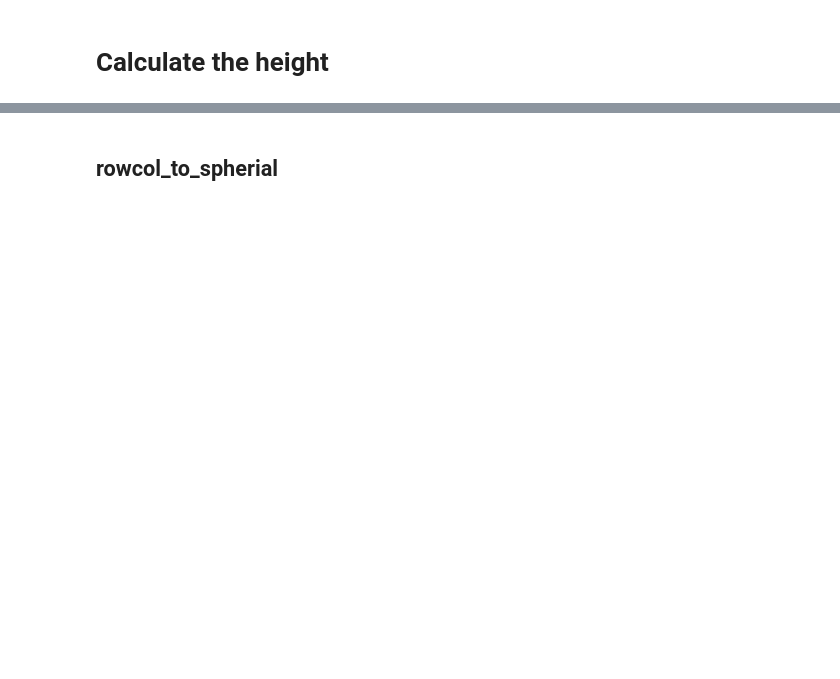
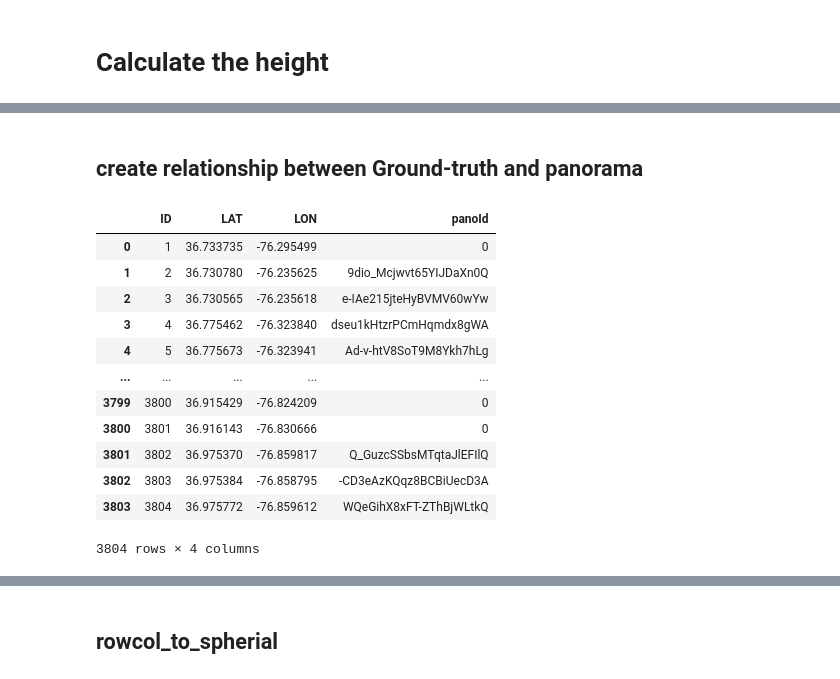
Before and after one commit to gladcolor/Jupyter_notebooks, a Jupyter notebook: Lowest_elevation.ipynb, the cells around one changed output, grey strips where cells are left out. Cells and saved outputs as stored; diff of their text form; code cells hidden in the pictures; blank space fills up the shorter version.

```diff
--- a/Lowest_elevation.ipynb
+++ b/Lowest_elevation.ipynb
@@ -63,0 +220,21 @@ list_to_file([str(d) for d in distances], os.path.join(r"/media/huan/SSD/Dataset
+# %% [markdown]
+## create relationship between Ground-truth and panorama
+# %%
+ground_truth = r'/media/huan/SSD/Datasets/HamptonRoads/EC-lat-lon.csv'
+EC_df = pd.read_csv(ground_truth)
+EC_df["panoId"] = ''
+EC_df
+# %% [output]
+|  | ID | LAT | LON | panoId |
+| 0 | 1 | 36.733735 | -76.295499 | 0 |
+| 1 | 2 | 36.730780 | -76.235625 | 9dio_Mcjwvt65YIJDaXn0Q |
+| 2 | 3 | 36.730565 | -76.235618 | e-IAe215jteHyBVMV60wYw |
+| 3 | 4 | 36.775462 | -76.323840 | dseu1kHtzrPCmHqmdx8gWA |
+| 4 | 5 | 36.775673 | -76.323941 | Ad-v-htV8SoT9M8Ykh7hLg |
+| ... | ... | ... | ... | ... |
+| 3799 | 3800 | 36.915429 | -76.824209 | 0 |
+| 3800 | 3801 | 36.916143 | -76.830666 | 0 |
+| 3801 | 3802 | 36.975370 | -76.859817 | Q_GuzcSSbsMTqtaJlEFIlQ |
+| 3802 | 3803 | 36.975384 | -76.858795 | -CD3eAzKQqz8BCBiUecD3A |
+| 3803 | 3804 | 36.975772 | -76.859612 | WQeGihX8xFT-ZThBjWLtkQ |
+3804 rows × 4 columns
```
Also changed, not shown: parts of 61 cells of this notebook, 1 other file.
